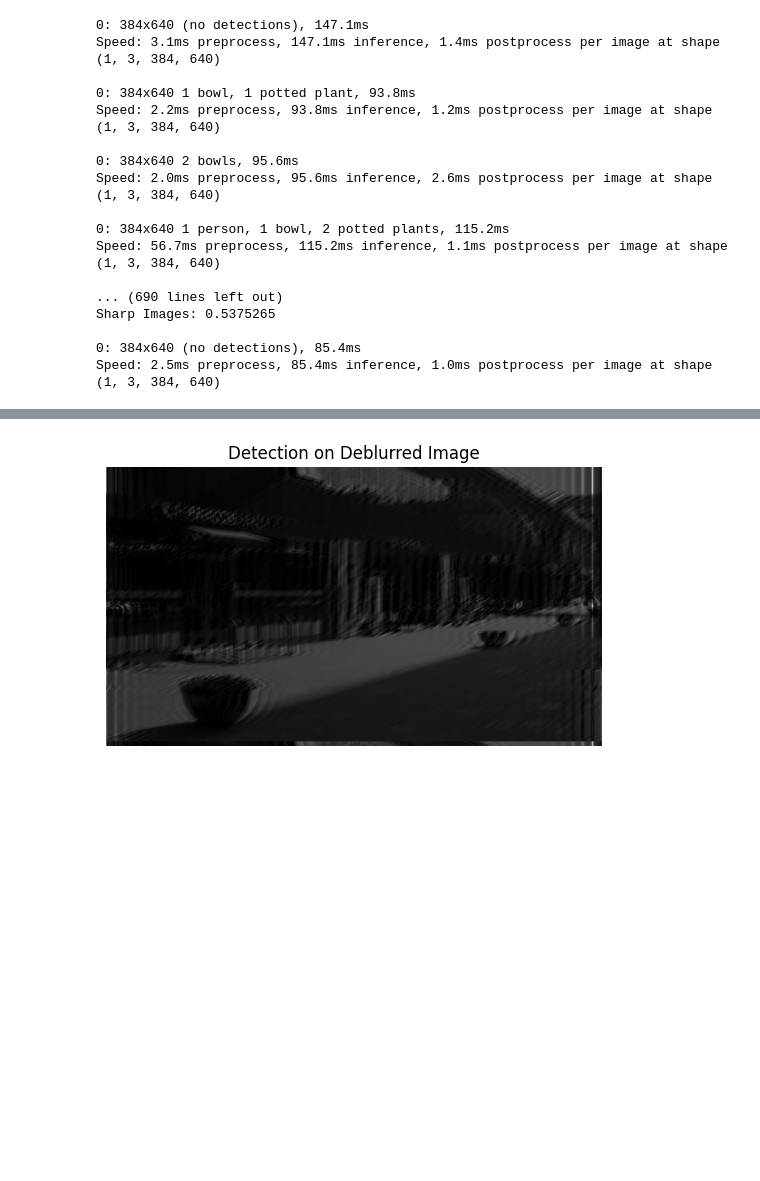
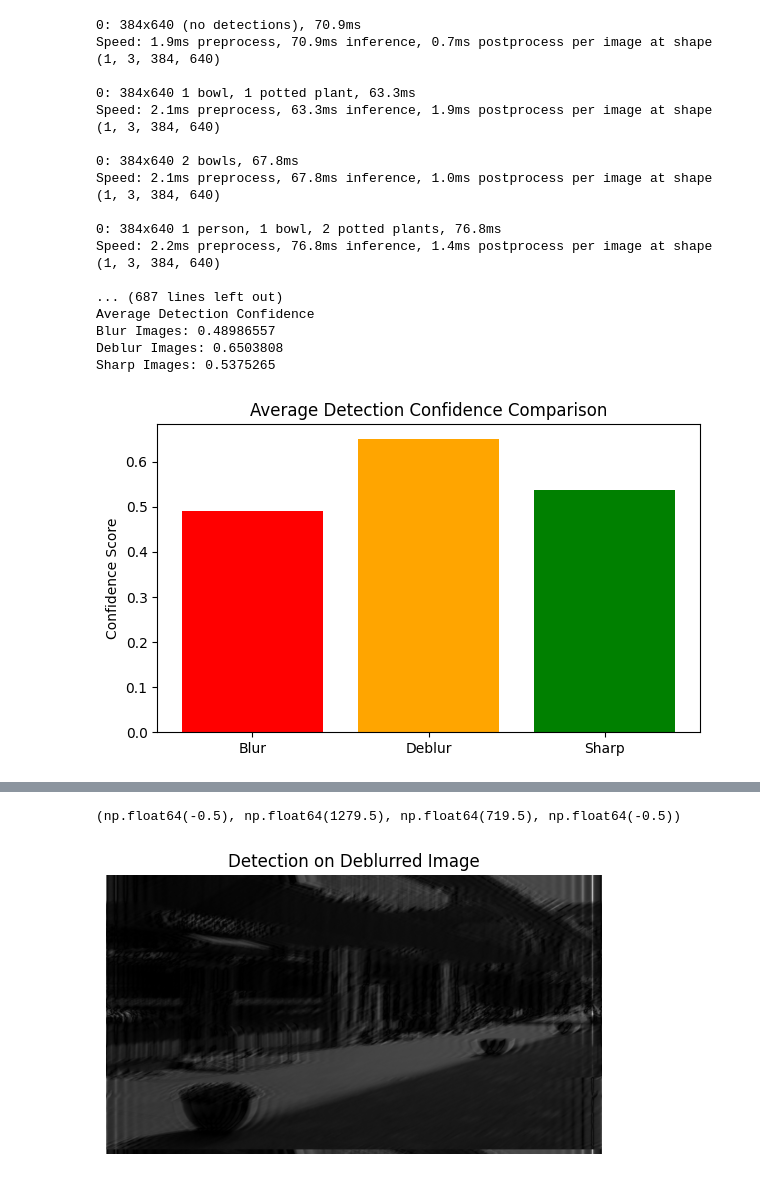
Before and after one commit to a1930549/Assignment1-Computer_vision-, a Jupyter notebook: assignment1_a1930549_Niyaz.ipynb, the cells around one changed output, grey strips where cells are left out. Saved outputs shown, nothing was run; the diff lists cells and outputs as text; code cells hidden in the pictures; blank space fills up the shorter version.

```diff
--- a/assignment1_a1930549_Niyaz.ipynb
+++ b/assignment1_a1930549_Niyaz.ipynb
@@ -214,7 +256,6 @@ for img_name in images:
 
             f.write(f"{int(cls)} {x} {y} {w} {h}\n")
 
-print("Labels generated successfully")
 import os
 import cv2
 from ultralytics import YOLO
@@ -246,12 +287,25 @@ for img_name in images:
             x, y, w, h = box.tolist()
 
             f.write(f"{int(cls)} {x} {y} {w} {h}\n")
-model = YOLO("yolov8n.pt")
-
+#model = YOLO("yolov8n.pt")
+import shutil, random
+all_images = os.listdir(image_dir)
+random.shuffle(all_images)
+split = int(0.8 * len(all_images))
+train_imgs = all_images[:split]
+val_imgs = all_images[split:]
+print("Train images:", len(train_imgs))
+print("Val images:", len(val_imgs))
 model.train(
     data="dataset/dataset.yaml",
     epochs=10,
     imgsz=640,
     batch=16
 )
+print("Training completed successfully")
+results = model.val(data="dataset/dataset.yaml")
+print("mAP50     :", results.box.map50)
+print("mAP50-95  :", results.box.map)
+print("Precision :", results.box.mp)
+print("Recall    :", results.box.mr)
 # %% [output]
@@ -306,42 +359,63 @@ def run_detection(folder):
         if len(results[0].boxes) > 0:
             conf = results[0].boxes.conf.cpu().numpy()
             confidences.extend(conf)
     if len(confidences) > 0:
         return np.mean(confidences)
     else:
         return 0
 blur_score = run_detection(blur_dir)
 deblur_score = run_detection(deblur_dir)
 sharp_score = run_detection(sharp_dir)
 
 print("Average Detection Confidence")
 print("Blur Images:", blur_score)
 print("Deblur Images:", deblur_score)
 print("Sharp Images:", sharp_score)
 
+categories = ['Blur', 'Deblur', 'Sharp']
+scores = [blur_score, deblur_score, sharp_score]
+plt.figure(figsize=(7,4))
+plt.bar(categories, scores, color=['red','orange','green'])
+plt.title("Average Detection Confidence Comparison")
+plt.ylabel("Confidence Score")
+plt.show()
+
+def count_detections(folder):
+    total = 0
+    for img_name in os.listdir(folder):
+        img = cv2.imread(os.path.join(folder, img_name))
+        results = model(img)
+        total += len(results[0].boxes)
+    return total
+
+print("Total Detections - Blur:", count_detections(blur_dir))
+print("Total Detections - Deblur:", count_detections(deblur_dir))
+print("Total Detections - Sharp:", count_detections(sharp_dir))
+
 img_path = os.path.join(deblur_dir, os.listdir(deblur_dir)[0])
 img = cv2.imread(img_path)
 results = model(img)
 detected = results[0].plot()
 
 plt.imshow(cv2.cvtColor(detected, cv2.COLOR_BGR2RGB))
 plt.title("Detection on Deblurred Image")
 plt.axis("off")
 # %% [output]
-0: 384x640 (no detections), 147.1ms
-Speed: 3.1ms preprocess, 147.1ms inference, 1.4ms postprocess per image at shape (1, 3, 384, 640)
+0: 384x640 (no detections), 70.9ms
+Speed: 1.9ms preprocess, 70.9ms inference, 0.7ms postprocess per image at shape (1, 3, 384, 640)
 
-0: 384x640 1 bowl, 1 potted plant, 93.8ms
-Speed: 2.2ms preprocess, 93.8ms inference, 1.2ms postprocess per image at shape (1, 3, 384, 640)
+0: 384x640 1 bowl, 1 potted plant, 63.3ms
+Speed: 2.1ms preprocess, 63.3ms inference, 1.9ms postprocess per image at shape (1, 3, 384, 640)
 
-0: 384x640 2 bowls, 95.6ms
-Speed: 2.0ms preprocess, 95.6ms inference, 2.6ms postprocess per image at shape (1, 3, 384, 640)
+0: 384x640 2 bowls, 67.8ms
+Speed: 2.1ms preprocess, 67.8ms inference, 1.0ms postprocess per image at shape (1, 3, 384, 640)
 
-0: 384x640 1 person, 1 bowl, 2 potted plants, 115.2ms
-Speed: 56.7ms preprocess, 115.2ms inference, 1.1ms postprocess per image at shape (1, 3, 384, 640)
+0: 384x640 1 person, 1 bowl, 2 potted plants, 76.8ms
+Speed: 2.2ms preprocess, 76.8ms inference, 1.4ms postprocess per image at shape (1, 3, 384, 640)
 
-... (690 lines left out)
+... (687 lines left out)
+Average Detection Confidence
+Blur Images: 0.48986557
+Deblur Images: 0.6503808
 Sharp Images: 0.5375265
-
-0: 384x640 (no detections), 85.4ms
-Speed: 2.5ms preprocess, 85.4ms inference, 1.0ms postprocess per image at shape (1, 3, 384, 640)
+[figure, new version]
@@ -349 +439,2 @@ Speed: 2.5ms preprocess, 85.4ms inference, 1.0ms postprocess per image at shape
-[figure, old version]
+(np.float64(-0.5), np.float64(1279.5), np.float64(719.5), np.float64(-0.5))
+[figure, added]
```
Also changed, not shown: parts of 12 cells of this notebook.
